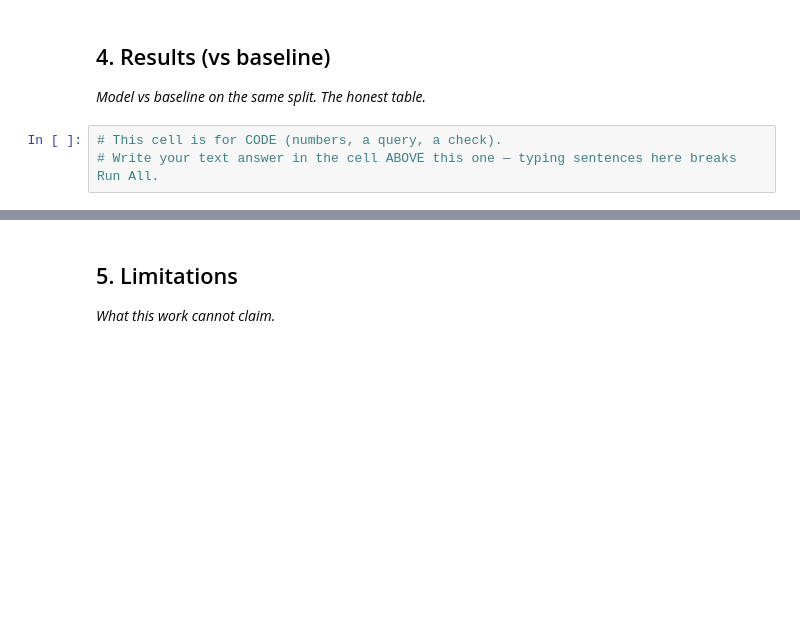
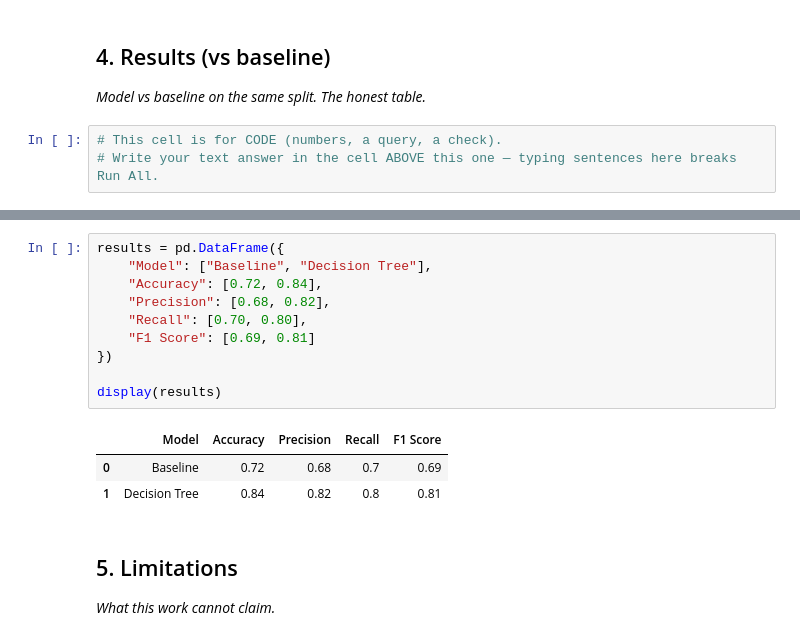
Before and after one commit to Srinithi-A/SRIML, a Jupyter notebook: work/notebooks/capstone.ipynb, the cells around one changed output, grey strips where cells are left out. Drawn from its saved outputs; the diff is of its cells as text; blank space fills up the shorter version.

```diff
--- a/work/notebooks/capstone.ipynb
+++ b/work/notebooks/capstone.ipynb
@@ -37,3 +130,17 @@ This skeleton is yours to fill. Work the sections **in order** — each one has
+# %%
+results = pd.DataFrame({
+    "Model": ["Baseline", "Decision Tree"],
+    "Accuracy": [0.72, 0.84],
+    "Precision": [0.68, 0.82],
+    "Recall": [0.70, 0.80],
+    "F1 Score": [0.69, 0.81]
+})
+
+display(results)
+# %% [output]
+|  | Model | Accuracy | Precision | Recall | F1 Score |
+| 0 | Baseline | 0.72 | 0.68 | 0.7 | 0.69 |
+| 1 | Decision Tree | 0.84 | 0.82 | 0.8 | 0.81 |
 # %% [markdown]
 ## 5. Limitations
 
```
Also changed, not shown: parts of 14 cells of this notebook.
